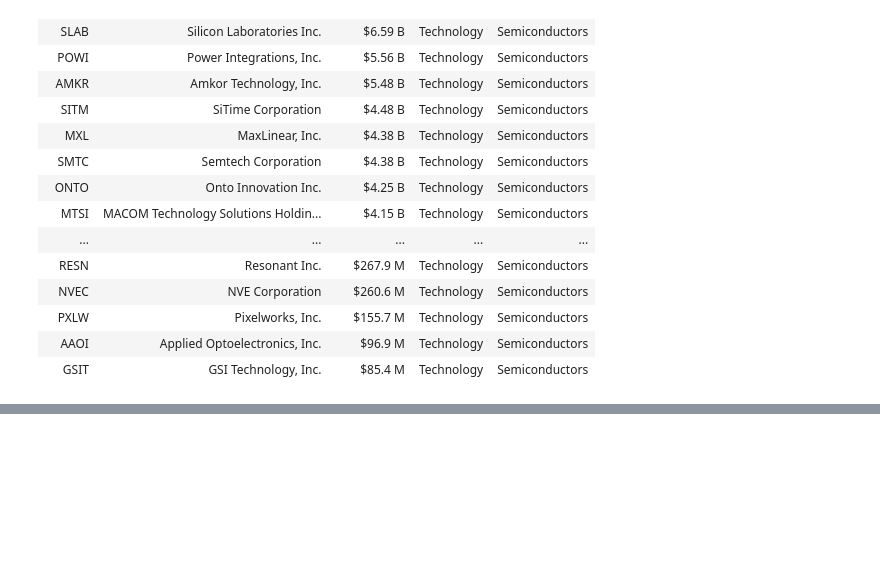
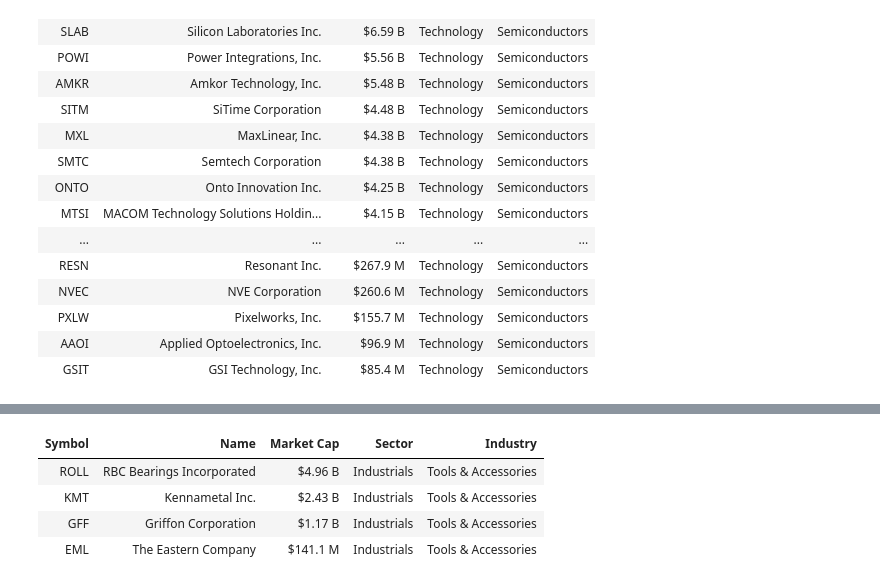
Before and after one commit to erickbytes/russell-2000-index, a Jupyter notebook: Russell 2000 Stocks.ipynb, the cells around one changed output, grey strips where cells are left out. Saved outputs shown, nothing was run; the diff lists cells and outputs as text; code cells hidden in the pictures; blank space fills up the shorter version.

```diff
--- a/Russell 2000 Stocks.ipynb
+++ b/Russell 2000 Stocks.ipynb
@@ -231,0 +261,9 @@ semiconductor_companies.style.hide()
+# %%
+tool_companies = russell_index[russell_index.Industry == "Tools & Accessories"]
+tool_companies.style.hide()
+# %% [output]
+| Symbol | Name | Market Cap | Sector | Industry |
+| ROLL | RBC Bearings Incorporated | $4.96 B | Industrials | Tools & Accessories |
+| KMT | Kennametal Inc. | $2.43 B | Industrials | Tools & Accessories |
+| GFF | Griffon Corporation | $1.17 B | Industrials | Tools & Accessories |
+| EML | The Eastern Company | $141.1 M | Industrials | Tools & Accessories |
```
Also changed, not shown: parts of 4 cells of this notebook.
